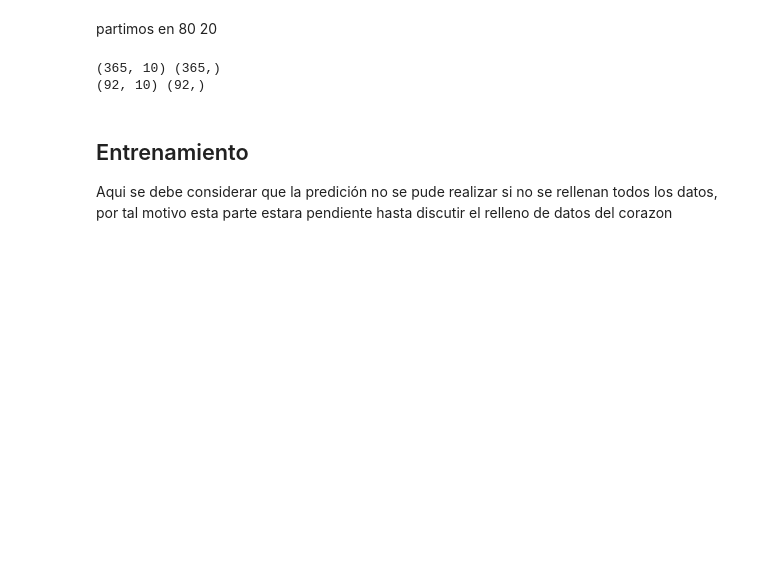
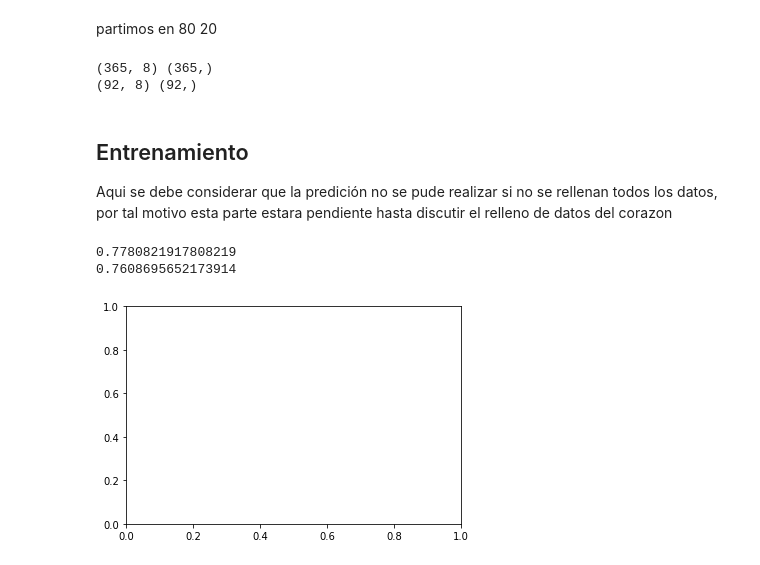
Before and after one commit to Recad/NaiveBayes, a Jupyter notebook: bayes.ipynb, the cells around one changed output. Drawn from its saved outputs; the diff is of its cells as text; code cells hidden in the pictures; blank space fills up the shorter version.

```diff
--- a/bayes.ipynb
+++ b/bayes.ipynb
@@ -108,17 +257,24 @@ from sklearn.model_selection import train_test_split
 
 
 # vamos a definir los objetivos en target y los predictores
-features = train[["Age","Sex","cp", "trestbps", "thalach", "exang","chol","fbs","restecg","oldpeak"]].values
+features = train[["Age","Sex","cp", "trestbps", "thalach", "exang","chol","fbs"]].values
 target = train["num"].values
 
 
 # Split the data into train and test
 trainX, testX, trainY, testY = train_test_split(features, target, test_size=0.2)
+h=.02
+x_min, x_max = trainX[:, 0].min() - .5, trainX[:, 0].max() + .5
+    y_min, y_max = trainX[:, 1].min() - .5, trainX[:, 1].max() + .5
+    xx, yy = np.meshgrid(np.arange(x_min, x_max, h),
+                         np.arange(y_min, y_max, h))
+
+
 print(trainX.shape, trainY.shape)
 print(testX.shape, testY.shape)
 # %% [output]
-(365, 10) (365,)
-(92, 10) (92,)
+(365, 8) (365,)
+(92, 8) (92,)
 # %% [markdown]
 ## Entrenamiento
 Aqui se debe considerar que la predición no se pude realizar si no se rellenan todos los datos,
@@ -126,9 +282,16 @@ por tal motivo esta parte estara pendiente hasta discutir el relleno de datos de
 # %%
 gnb = GaussianNB()
 
-#model2 = gnb.fit(trainX, trainY)
+model2 = gnb.fit(trainX, trainY)
 
 #Print the score on the train data
-#print(model2.score(trainX, trainY))
+print(model2.score(trainX, trainY))
 #Print the score on the test data
-#print(model2.score(testX, testY))
+print(model2.score(testX, testY))
+# %% [output]
+0.7780821917808219
+0.7608695652173914
+# %%
+ax = plt.subplot(1, 1 , 1)
+# %% [output]
+[figure, added]
```
Also changed, not shown: parts of 19 cells of this notebook.
